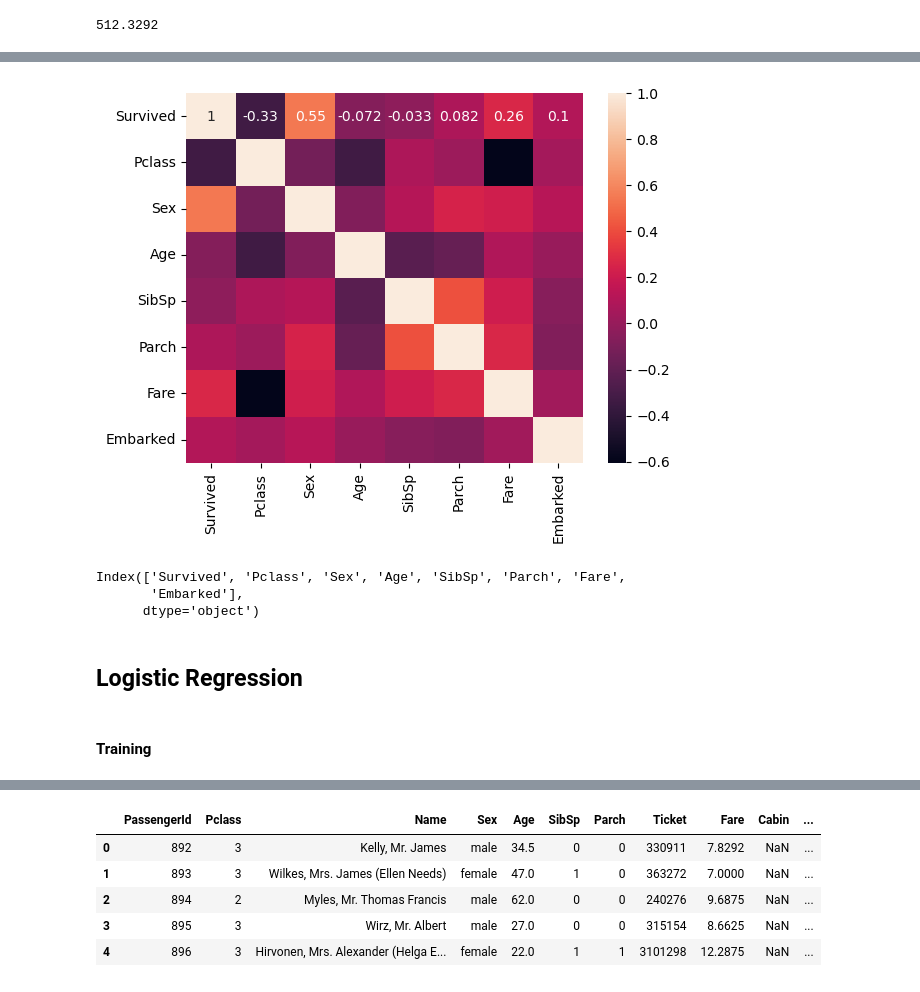
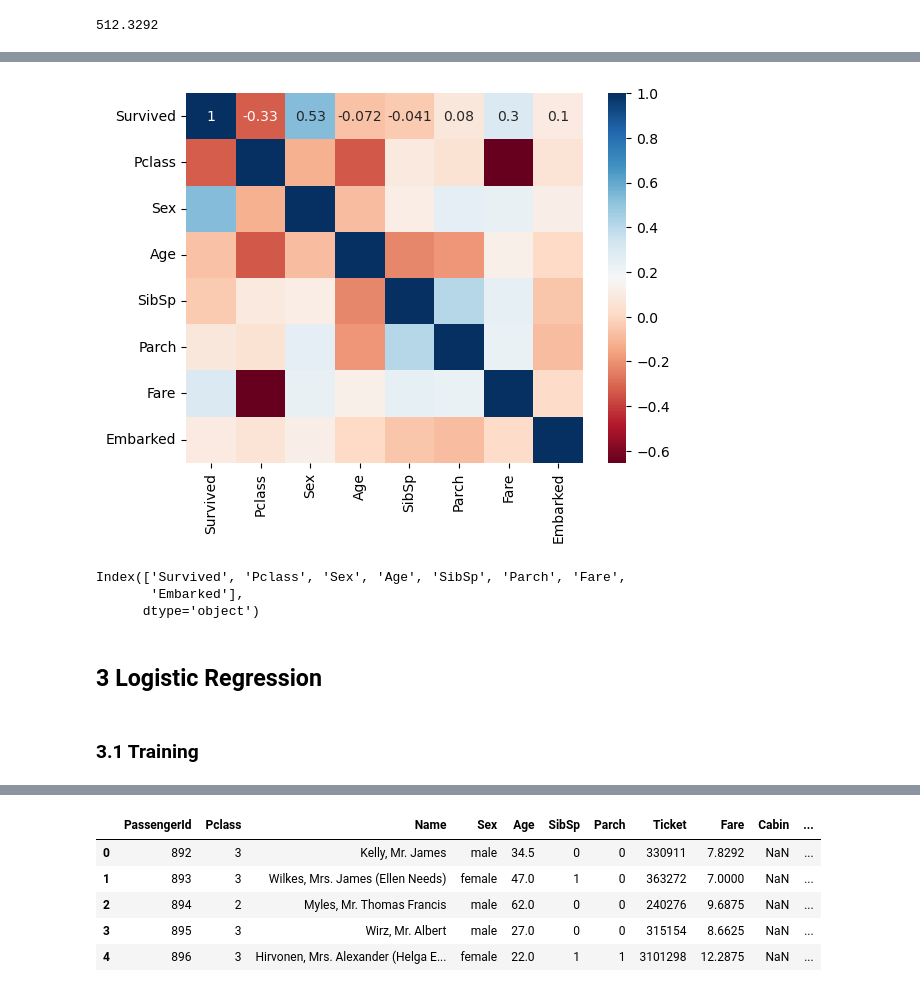
Before and after one commit to VishalyGinny/Data-Science-Projects, a Jupyter notebook: Titanic Project/Titanic_project_Training.ipynb, the cells around one changed output, grey strips where cells are left out. Cells and saved outputs as stored; diff of their text form; code cells hidden in the pictures.

```diff
--- a/Titanic Project/Titanic_project_Training.ipynb
+++ b/Titanic Project/Titanic_project_Training.ipynb
@@ -44,3 +56,3 @@ df.head()
 # %%
-# remove the passengerId column
-df = df.drop(['PassengerId'], axis=1)
+# remove the ticket column
+df = df.drop(['Ticket', 'Name', 'Cabin'], axis=1)
@@ -66,3 +71,0 @@ df[df.isnull().any(axis=1)]
-# %%
-# drop the cabin column
-df = df.drop(['Cabin'], axis=1)
@@ -175,3 +189,6 @@ df['Fare'].max()
+# %%
+# remove the rows in fare above 200
+df = df[df['Fare'] < 200]
 # %%
 # draw a scatter plot for all values in fare with age 80 and below
 df.plot(kind='scatter', x='Age', y='Fare', alpha=0.5, s=10, figsize=(12, 8), c='Survived', cmap=plt.get_cmap('coolwarm'))
@@ -182,3 +198,0 @@ plt.show()
-# %%
-# remove the row with an outlier above 500 in fare
-df = df[df['Fare'] < 500]
@@ -214,15 +199,11 @@ plt.show()
 # %%
-# remove non-numeric columns
-df = df.select_dtypes(include=[np.number]) # only include numeric columns
-
-
 # show correlation
 df.corr()
 # show heatmap
-sns.heatmap(df.corr(), annot=True)
+sns.heatmap(df.corr(), annot=True, cmap="RdBu")
 plt.show()
 # %% [output]
-[figure, old version]
+[figure, new version]
 # %%
 # display all the columns
 df.columns
@@ -231,6 +212,6 @@ Index(['Survived', 'Pclass', 'Sex', 'Age', 'SibSp', 'Parch', 'Fare',
        'Embarked'],
       dtype='object')
 # %% [markdown]
-## Logistic Regression
+## 3 Logistic Regression
 # %% [markdown]
-#### Training
+### 3.1 Training
```
Also changed, not shown: parts of 54 cells of this notebook, 5 other files.
